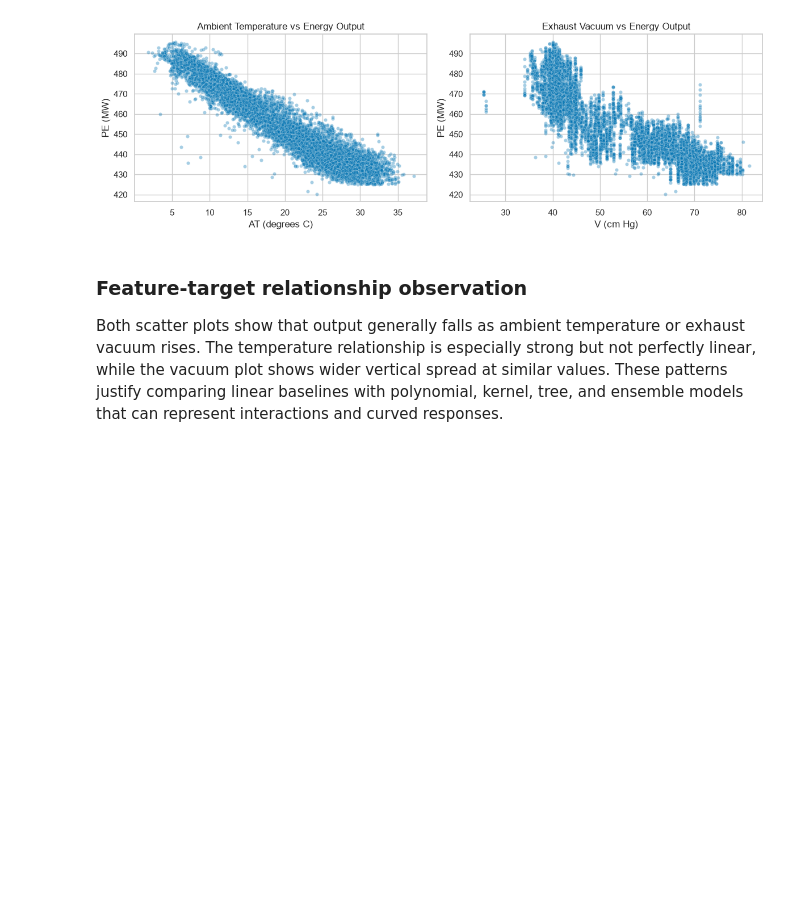
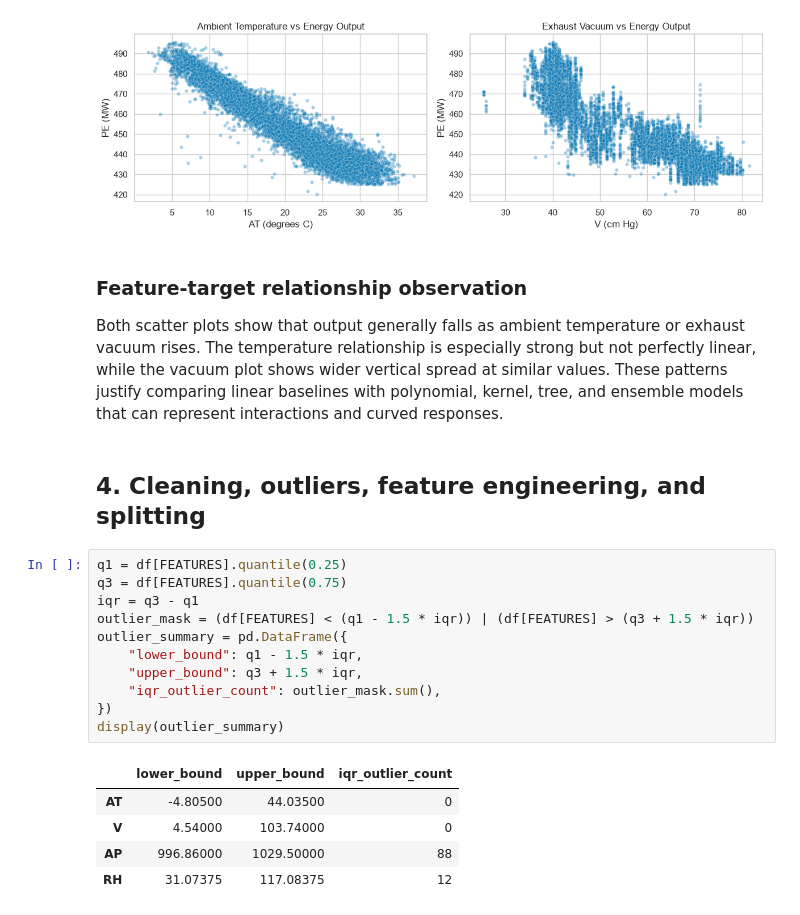
Before and after one commit to arhamgarg/ml-capstone, a Jupyter notebook: notebooks/regression.ipynb, the cells around one changed output. Drawn from its saved outputs; the diff is of its cells as text; blank space fills up the shorter version.

```diff
--- a/notebooks/regression.ipynb
+++ b/notebooks/regression.ipynb
@@ -131,3 +131,22 @@ plt.tight_layout()
 ### Feature-target relationship observation
 
 Both scatter plots show that output generally falls as ambient temperature or exhaust vacuum rises. The temperature relationship is especially strong but not perfectly linear, while the vacuum plot shows wider vertical spread at similar values. These patterns justify comparing linear baselines with polynomial, kernel, tree, and ensemble models that can represent interactions and curved responses.
+# %% [markdown]
+## 4. Cleaning, outliers, feature engineering, and splitting
+# %%
+q1 = df[FEATURES].quantile(0.25)
+q3 = df[FEATURES].quantile(0.75)
+iqr = q3 - q1
+outlier_mask = (df[FEATURES] < (q1 - 1.5 * iqr)) | (df[FEATURES] > (q3 + 1.5 * iqr))
+outlier_summary = pd.DataFrame({
+    "lower_bound": q1 - 1.5 * iqr,
+    "upper_bound": q3 + 1.5 * iqr,
+    "iqr_outlier_count": outlier_mask.sum(),
+})
+display(outlier_summary)
+# %% [output]
+|  | lower_bound | upper_bound | iqr_outlier_count |
+| AT | -4.80500 | 44.03500 | 0 |
+| V | 4.54000 | 103.74000 | 0 |
+| AP | 996.86000 | 1029.50000 | 88 |
+| RH | 31.07375 | 117.08375 | 12 |
```
Also changed, not shown: parts of 7 cells of this notebook.
